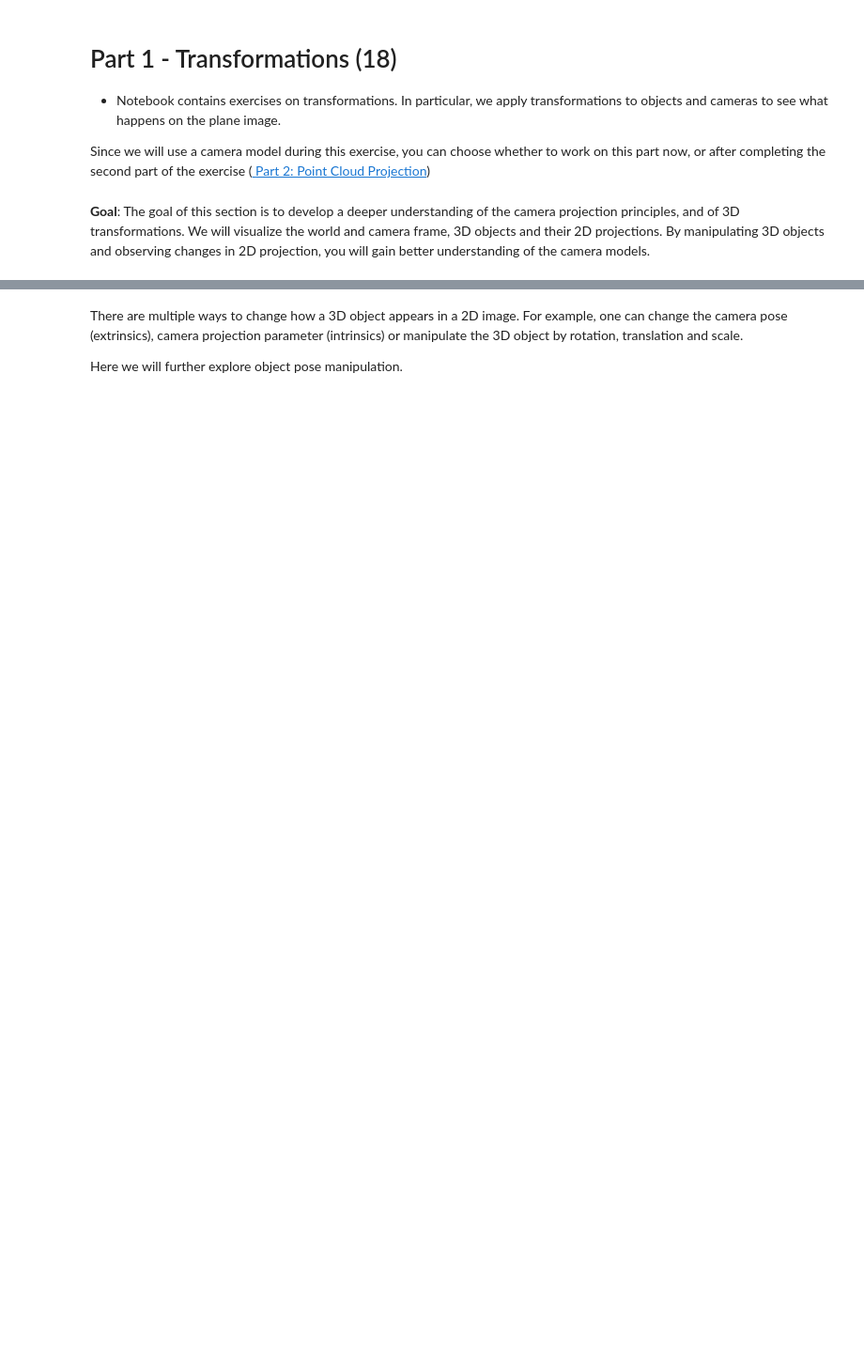
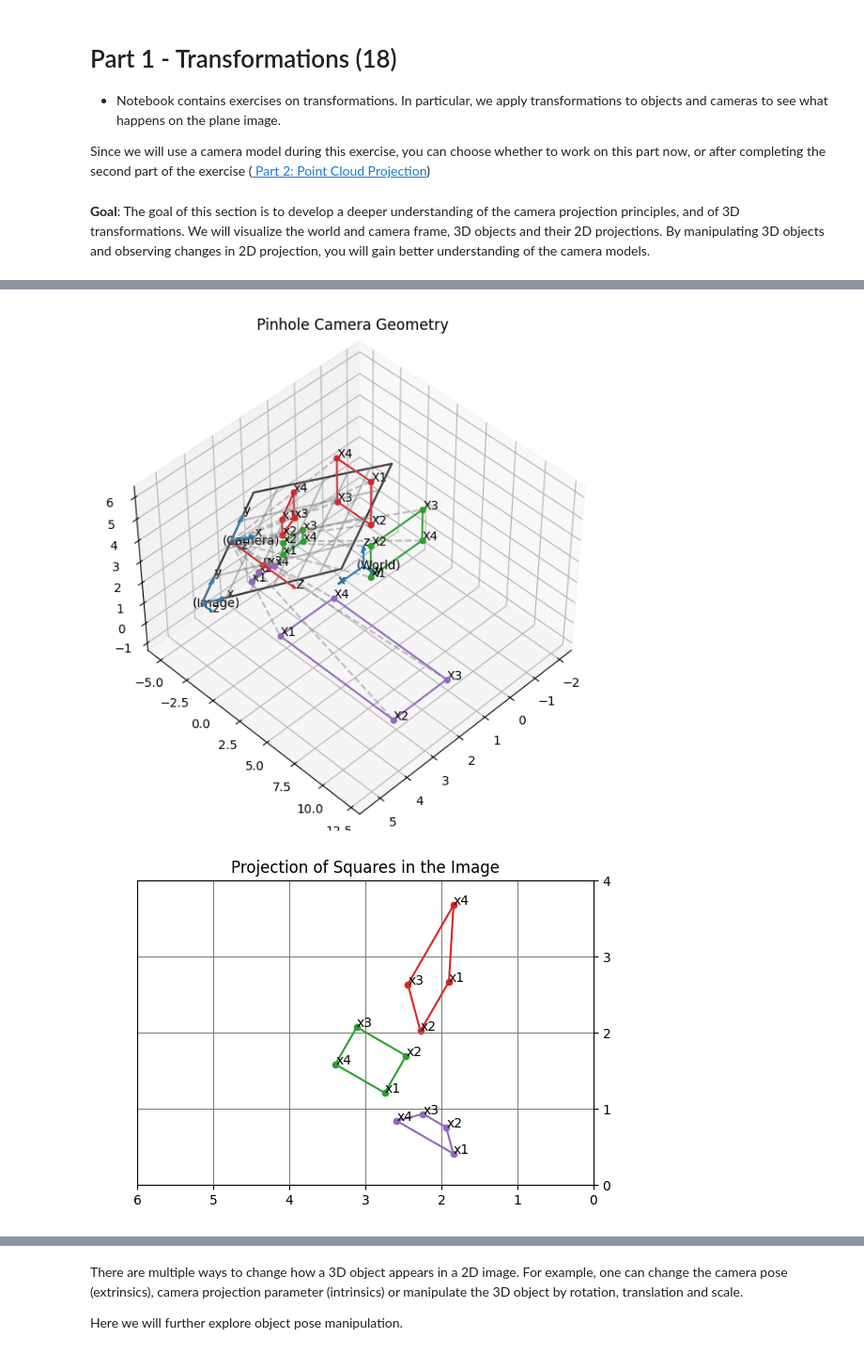
Before and after one commit to blancocd/3DV-SU25, a Jupyter notebook: 3DVision-ex1/notebooks/01_Transformations.ipynb, the cells around one changed output, grey strips where cells are left out. Shown at 94% size. Drawn from its saved outputs; the diff is of its cells as text; code cells hidden in the pictures; blank space fills up the shorter version.

```diff
--- a/3DVision-ex1/notebooks/01_Transformations.ipynb
+++ b/3DVision-ex1/notebooks/01_Transformations.ipynb
@@ -113,8 +132,12 @@ draw_rectangles(THETA_X, THETA_Y, THETA_Z, C)
 # %%
 ########################################################################################
 # TODO: draw the same scene changing only Camera rotation                              #
 ########################################################################################
-# fill here
+
+draw_rectangles(THETA_X, THETA_Y + np.radians(30), THETA_Z, C)
+# %% [output]
+[figure, added]
+[figure, added]
 # %%
 ########################################################################################
 # TODO: draw the same scene changing only Camera translation (centre point)            #
```
Also changed, not shown: parts of 10 cells of this notebook.
